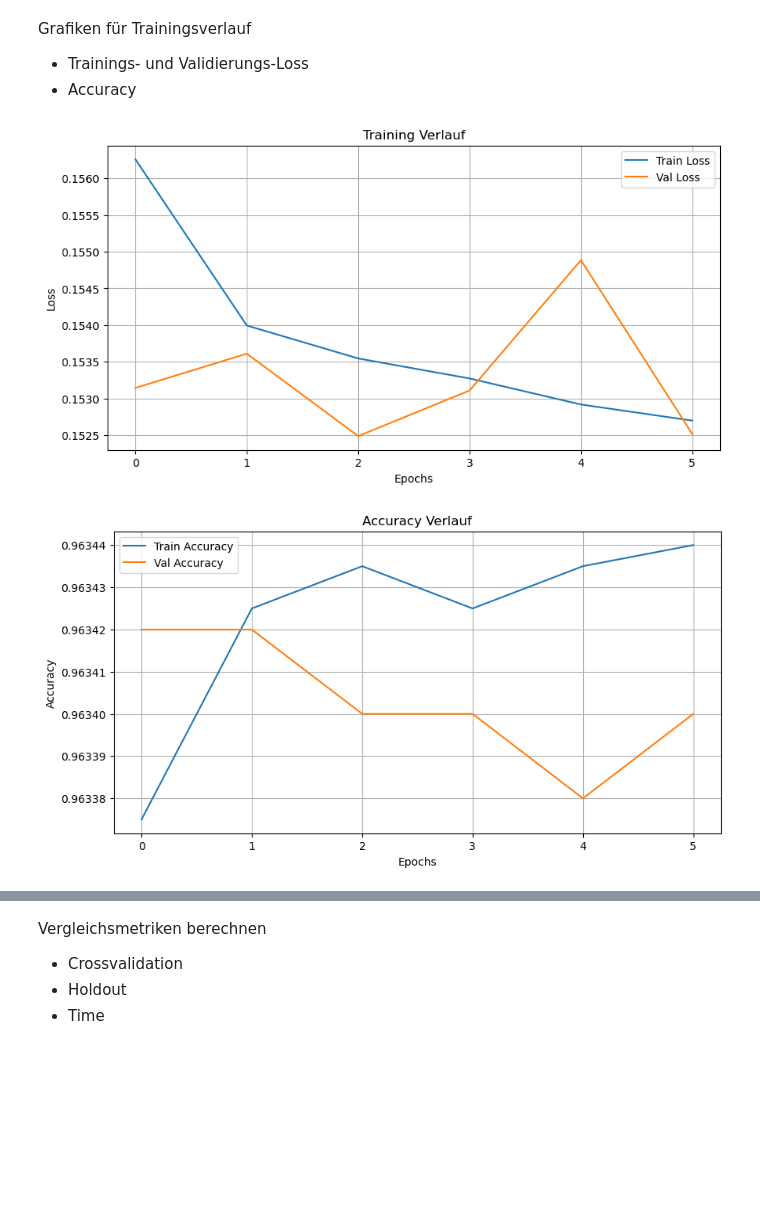
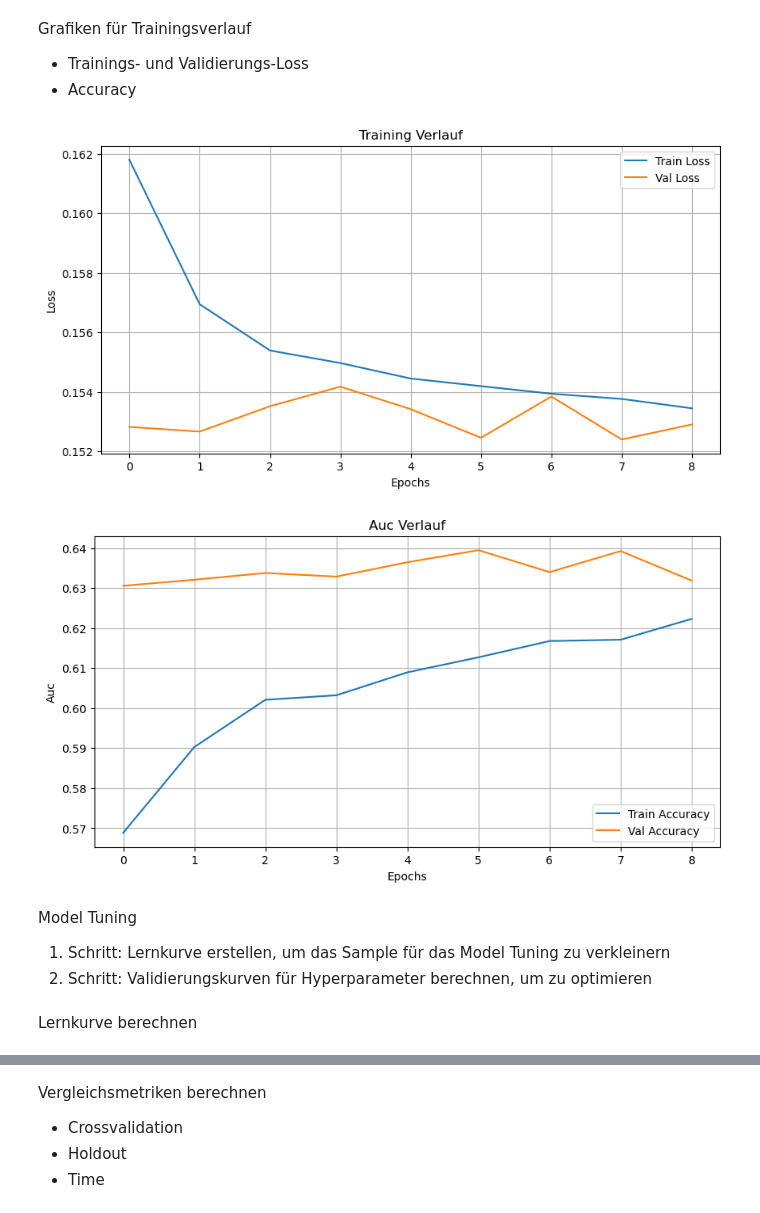
Before and after one commit to knirpsgraph/ada_portoSeguro, a Jupyter notebook: notebooks/06_model_Charly_NN_target.ipynb, the cells around one changed output, grey strips where cells are left out. Drawn from its saved outputs; the diff is of its cells as text; code cells hidden in the pictures; blank space fills up the shorter version.

Commit message:
uploading results of NN_target_model (Charly)

```diff
--- a/notebooks/06_model_Charly_NN_target.ipynb
+++ b/notebooks/06_model_Charly_NN_target.ipynb
@@ -124,11 +125,21 @@ def load_selected_feature_list():
 
 var_selected = load_selected_feature_list() # 35 Feature anstatt 57
 
-# erstes Modell mit ausgewhälten Features
-X = data[var_selected[:-2]]  # alles von Anfang bis zweitletzte Spalte
+# Originalspalten für das Model auswählen nach PCA
+X_temp = data[var_selected[:-2]]  # alles von Anfang bis zweitletzte Spalte
+var_cat, var_bin, var_num = split_cols(X_temp.columns)
+
+# Extra-Features erstellen
+X = fe_extras(data, var_selected)
+
+# kompletten Datensatz für drop_calc+opt+extras erstellen
+X = X[var_selected]
 y = data["target"]
 
-var_cat, var_bin, var_num = split_cols(X.columns)
+# zusätzliche Features der Kategorie var_num hinzufügen
+var_num.append("missing_count")
+var_num.append("sum_all_bin")
+
 
 X.shape, y.shape
 # %% [output]
@@ -262,13 +273,18 @@ print(X_processed_train.shape, X_processed_test.shape)
 Model Setup
 # %%
 # Model als Funktion definieren, um Kreuzvalidierung durchführen zu können
-def create_model(X_processed_train):
-    inputs = Input(shape=(X_processed_train,), name = "data_input")
+def create_model(dropout_rate=0.2, learning_rate=0.001, input_dim=None):
+    inputs = Input(shape=(input_dim,), name="data_input")
 
     x = Dense(64, activation='relu')(inputs)
+    x = Dropout(dropout_rate)(x)
     x = Dense(32, activation='relu')(x)
+    x = Dropout(dropout_rate)(x)
     output = Dense(1,activation='sigmoid')(x)
 
+    # Optimizer mit eigener Lernrate definieren
+    optimizer = Adam(learning_rate = learning_rate)
+
     model = Model(inputs = inputs, outputs = output)
-    model.compile(optimizer='adam', loss='binary_crossentropy', metrics=['accuracy'])
+    model.compile(optimizer=optimizer, loss='binary_crossentropy', metrics=['accuracy', AUC(name="auc")])
     return model
@@ -280,11 +292,11 @@ y_train.shape
 Model Training
 # %%
 # Modeldefinieren
-model_base = create_model(X_processed_train.shape[1])
+model_base = create_model(input_dim = X_processed_train.shape[1])
 
 # Parameter definieren
 epochs = 10
-early_stop = EarlyStopping(monitor='val_loss', patience=3, restore_best_weights=True)
+early_stop = EarlyStopping(monitor='val_auc', mode = "max", patience=3, restore_best_weights=True)
 
 # Zeit messen
 start = time.perf_counter()
@@ -317,27 +335,33 @@ Grafiken für Trainingsverlauf
 # %%
 # Trainings- und Validierungs-Loss
 plt.figure(figsize=(10,5))
 plt.plot(history_base.history['loss'], label='Train Loss')
 plt.plot(history_base.history['val_loss'], label='Val Loss')
 plt.xlabel('Epochs')
 plt.ylabel('Loss')
 plt.title('Training Verlauf')
 plt.legend()
 plt.grid(True)
 plt.show()
 plt.savefig(REPORTS_OUT/"plot_train_loss.png", dpi=150); plt.close()
 
 # Accuracy
 plt.figure(figsize=(10,5))
-plt.plot(history_base.history['accuracy'], label='Train Accuracy')
-plt.plot(history_base.history['val_accuracy'], label='Val Accuracy')
+plt.plot(history_base.history['auc'], label='Train Accuracy')
+plt.plot(history_base.history['val_auc'], label='Val Accuracy')
 plt.xlabel('Epochs')
-plt.ylabel('Accuracy')
-plt.title('Accuracy Verlauf')
+plt.ylabel('Auc')
+plt.title('Auc Verlauf')
 plt.legend()
 plt.grid(True)
 plt.show()
 plt.savefig(REPORTS_OUT/"plot_accuracy.png", dpi=150); plt.close()
 # %% [output]
-[figure, old version]
+[figure, new version]
-[figure, old version]
+[figure, new version]
+# %% [markdown]
+Model Tuning
+1. Schritt: Lernkurve erstellen, um das Sample für das Model Tuning zu verkleinern
+2. Schritt: Validierungskurven für Hyperparameter berechnen, um zu optimieren
+# %% [markdown]
+Lernkurve berechnen
```
Also changed, not shown: parts of 34 cells of this notebook, 9 other files.
